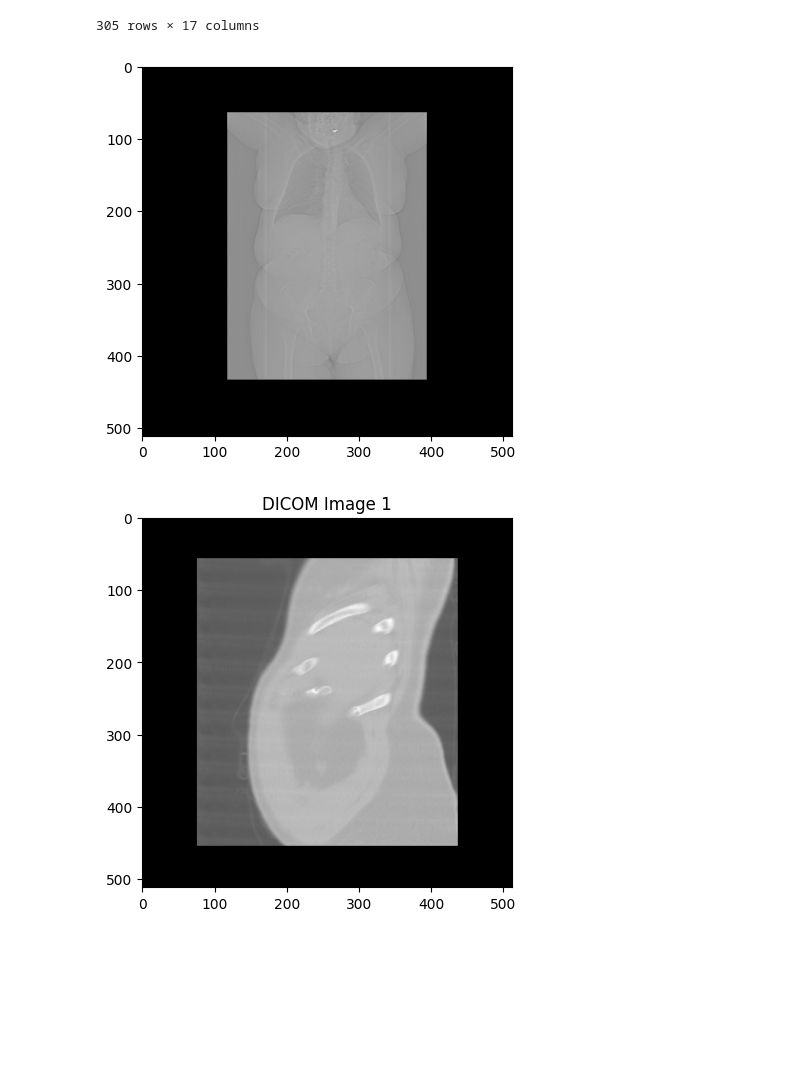
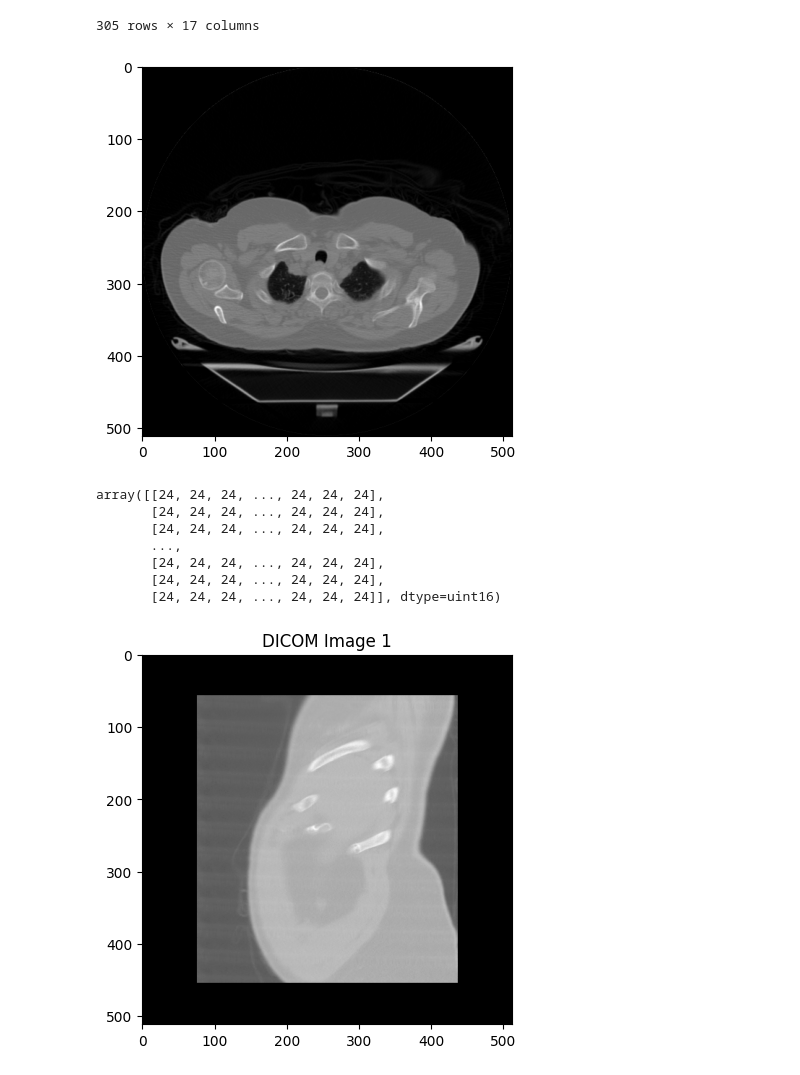
Before and after one commit to mmico250/CNNs-for-Lung-Cancer-Identification-in-Medical-Imaging, a Jupyter notebook: prj.ipynb, the cells around one changed output. Cells and saved outputs as stored; diff of their text form; code cells hidden in the pictures; blank space fills up the shorter version.

```diff
--- a/prj.ipynb
+++ b/prj.ipynb
@@ -45,18 +39,26 @@ metadata_df
 # %%
 import pydicom
 import matplotlib.pyplot as plt
 
-image_path = '/Users/mikemico/Desktop/SCHOOL/INTRO TO AI/project/manifest-1697745650659/CMB-LCA/CMB-LCA-MSB-00939/02-20-1960-NA-CTCAP-44924/1.000000-Topogram  1.0  T20s-63493/1-1.dcm'  # or 'path_to_image.nii'
+image_path = '/Users/mikemico/Desktop/SCHOOL/INTRO TO AI/project/TCIA Chest CT (Sample)/chest-225.dcm'  # or 'path_to_image.nii'
 
 
 # Read the DICOM file
 dicom_data = pydicom.dcmread(image_path)
 
 # Display the image
 plt.imshow(dicom_data.pixel_array, cmap='gray')
 plt.show()
+dicom_data.pixel_array
 # %% [output]
-[figure, old version]
+[figure, new version]
+array([[24, 24, 24, ..., 24, 24, 24],
+       [24, 24, 24, ..., 24, 24, 24],
+       [24, 24, 24, ..., 24, 24, 24],
+       ...,
+       [24, 24, 24, ..., 24, 24, 24],
+       [24, 24, 24, ..., 24, 24, 24],
+       [24, 24, 24, ..., 24, 24, 24]], dtype=uint16)
 # %%
 import os
 import pydicom
```
Also changed, not shown: parts of 54 cells of this notebook.
